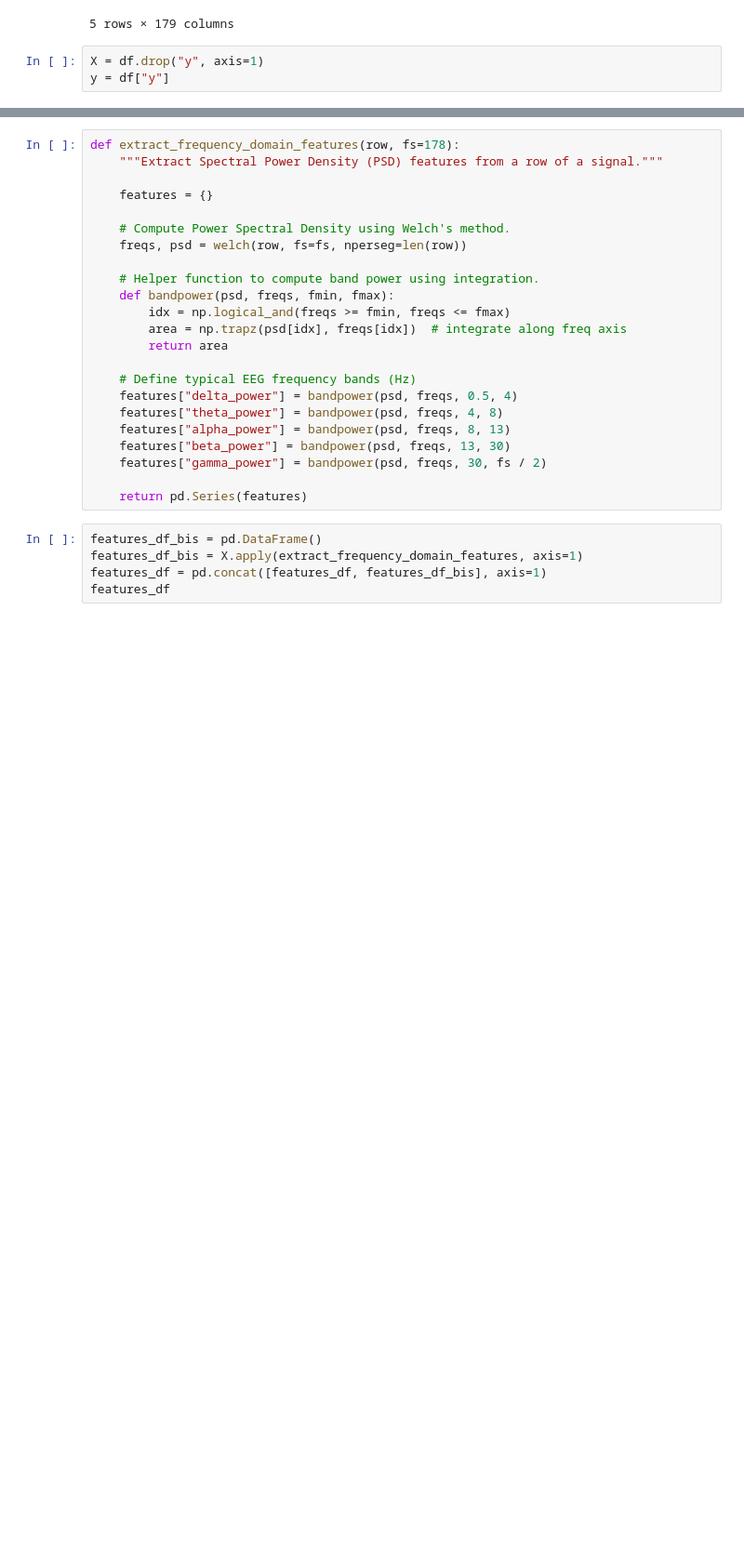
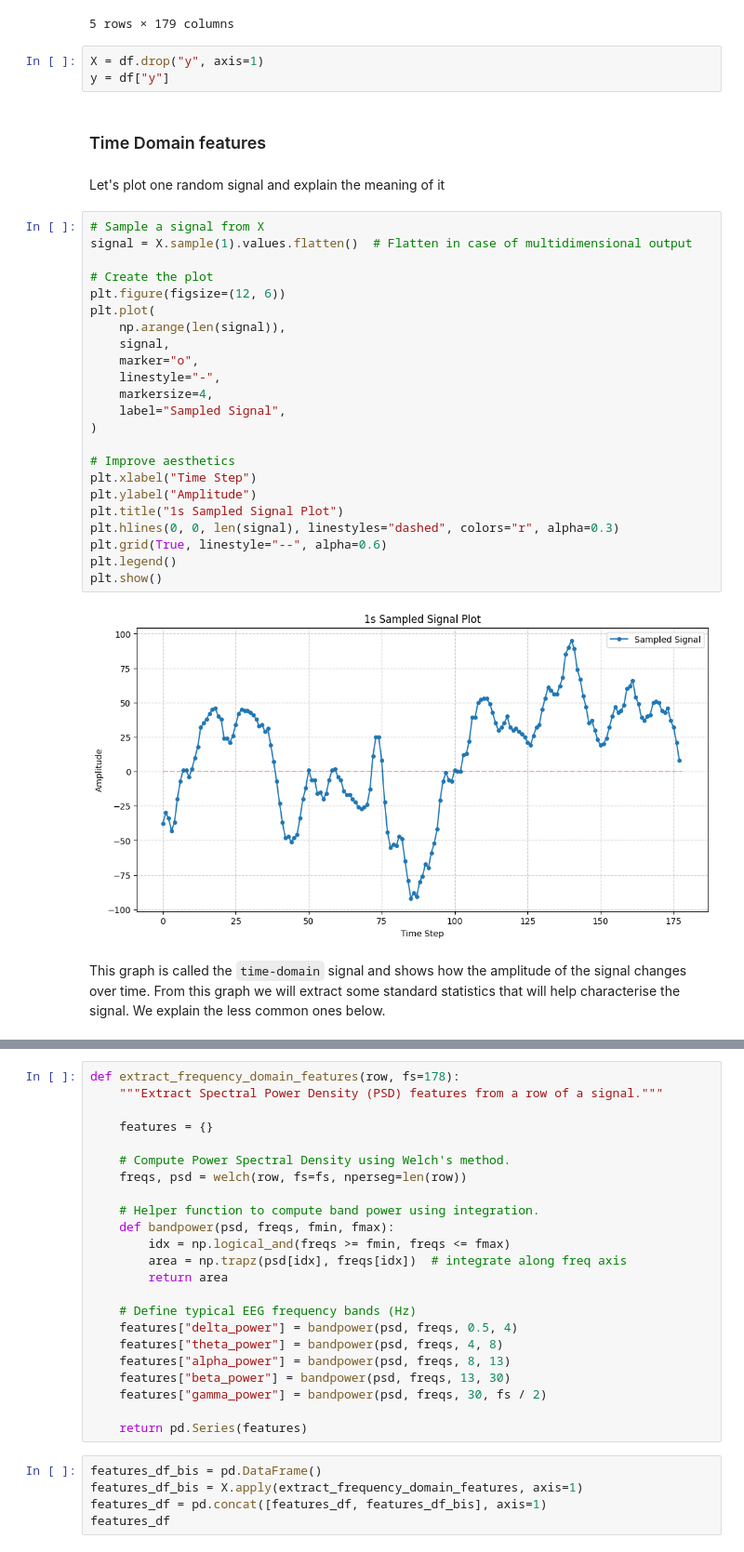
Before and after one commit to xterm99/kaggle-epileptic-seizure-recognition, a Jupyter notebook: 1_feature_engineering.ipynb, the cells around one changed output, grey strips where cells are left out. Shown at 93% size. Drawn from its saved outputs; the diff is of its cells as text; blank space fills up the shorter version.

```diff
--- a/1_feature_engineering.ipynb
+++ b/1_feature_engineering.ipynb
@@ -29,5 +38,36 @@ df.head()
 # %%
 X = df.drop("y", axis=1)
 y = df["y"]
+# %% [markdown]
+### Time Domain features
+# %% [markdown]
+Let's plot one random signal and explain the meaning of it
+# %%
+# Sample a signal from X
+signal = X.sample(1).values.flatten()  # Flatten in case of multidimensional output
+
+# Create the plot
+plt.figure(figsize=(12, 6))
+plt.plot(
+    np.arange(len(signal)),
+    signal,
+    marker="o",
+    linestyle="-",
+    markersize=4,
+    label="Sampled Signal",
+)
+
+# Improve aesthetics
+plt.xlabel("Time Step")
+plt.ylabel("Amplitude")
+plt.title("1s Sampled Signal Plot")
+plt.hlines(0, 0, len(signal), linestyles="dashed", colors="r", alpha=0.3)
+plt.grid(True, linestyle="--", alpha=0.6)
+plt.legend()
+plt.show()
+# %% [output]
+[figure, added]
+# %% [markdown]
+This graph is called the `time-domain` signal and shows how the amplitude of the signal changes over time. From this graph we will extract some standard statistics that will help characterise the signal. We explain the less common ones below.
 # %%
 def extract_time_domain_features(row: pd.Series) -> pd.Series:
```
Also changed, not shown: parts of 8 cells of this notebook.
